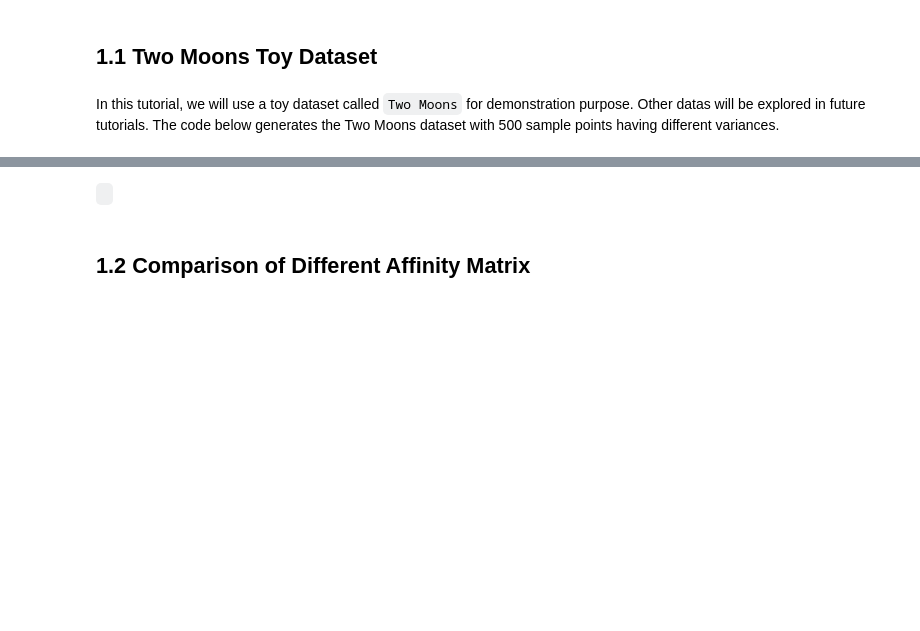
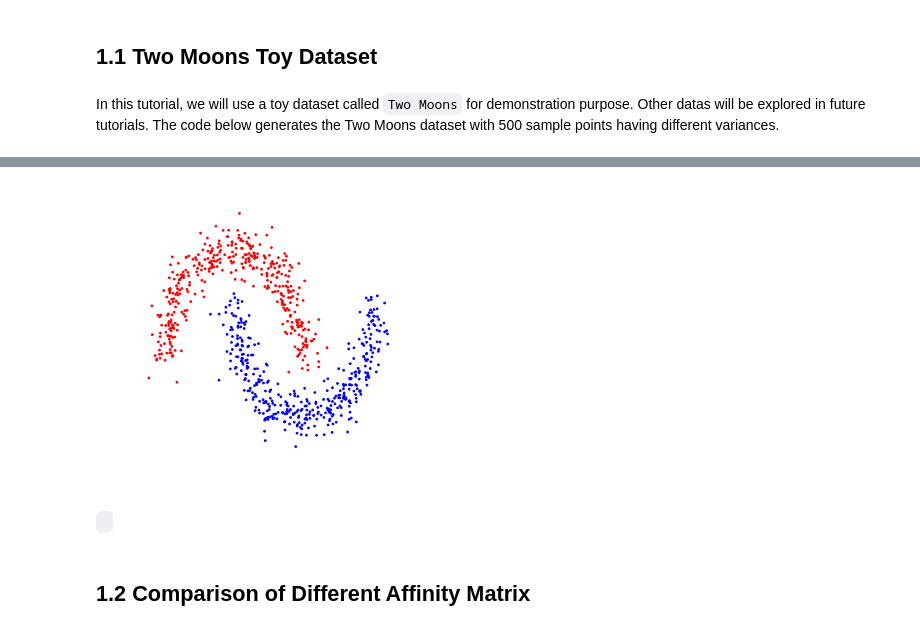
Before and after one commit to mathluo/GraphAlgorithms, a Jupyter notebook: demo/demo1--Intro to Graph Cuts.ipynb, the cells around one changed output, grey strips where cells are left out. Drawn from its saved outputs; the diff is of its cells as text; code cells hidden in the pictures; blank space fills up the shorter version.

```diff
--- a/demo/demo1--Intro to Graph Cuts.ipynb
+++ b/demo/demo1--Intro to Graph Cuts.ipynb
@@ -46,3 +46,12 @@ plt.show()
+# %%
+from pylab import *
+i = 2
+plt.scatter(x[:,0,i],x[:,1,i],s = 3, color = color)
+plt.axis('off')
+plt.rcParams['figure.figsize'] = (5, 5)
+plt.show()
+# %% [output]
+[figure, added]
 # %% [markdown]
 ` `
 # %% [markdown]
```
Also changed, not shown: parts of 1 cell of this notebook, 1 other file.
